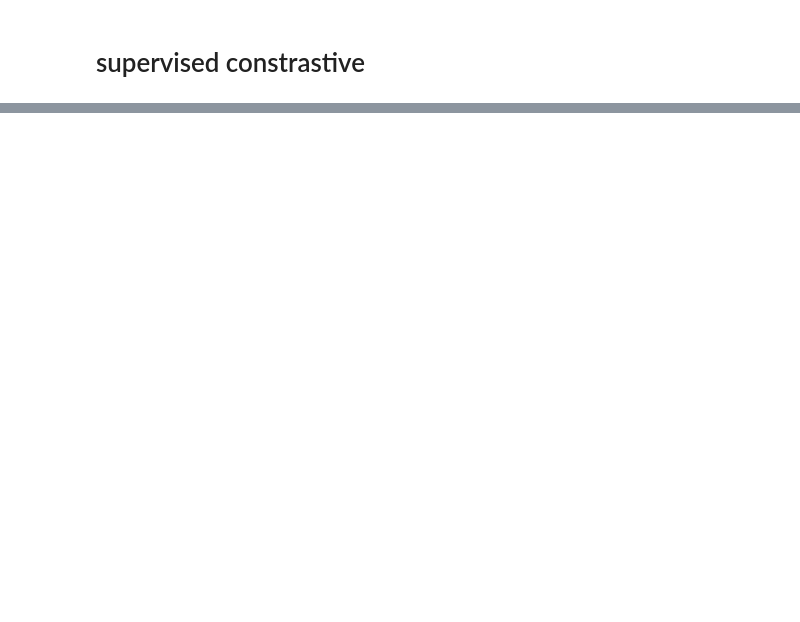
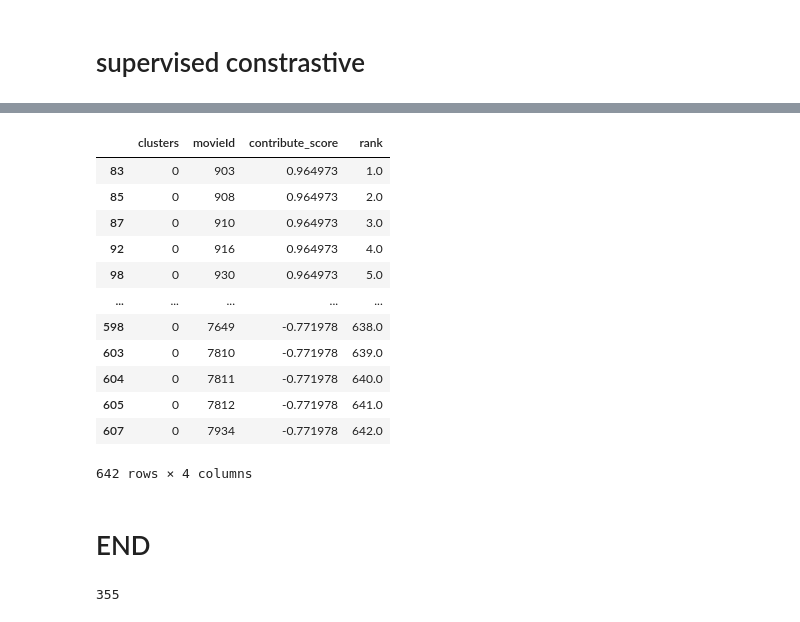
Before and after one commit to quanvu0996/TF_cert_training, a Jupyter notebook: v2.5_ML20M optimizing cluster.ipynb, the cells around one changed output, grey strips where cells are left out. Drawn from its saved outputs; the diff is of its cells as text; code cells hidden in the pictures; blank space fills up the shorter version.

Commit message:
Bổ sung chọn shortlist for cluster

```diff
--- a/v2.5_ML20M optimizing cluster.ipynb
+++ b/v2.5_ML20M optimizing cluster.ipynb
@@ -833,0 +1350,10 @@ gc.collect()
+# %%
+ratings_ = ratings_.join(interaction_list, rsuffix="_l", how = "inner")
+# %%
+ratings_ = ratings_.explode(["clusters", "scores"])
+ratings_["contribute_score"] = ratings_["scores"].astype("float64")*ratings_["y"]
+# .groupby(["clusters", "movieId"])
+# %%
+ratings_ = ratings_.groupby(["clusters", "movieId"]).agg({
+    "contribute_score":"mean"#, "contribute_score":"count"
+}).reset_index()
@@ -833,0 +1369,24 @@ gc.collect()
+# %%
+ratings_["rank"] = ratings_.groupby("clusters")["contribute_score"].rank(method='first', ascending=False)
+# %%
+ratings_[ratings_["clusters"]==0].sort_values(by="rank")
+# %% [output]
+|  | clusters | movieId | contribute_score | rank |
+| 83 | 0 | 903 | 0.964973 | 1.0 |
+| 85 | 0 | 908 | 0.964973 | 2.0 |
+| 87 | 0 | 910 | 0.964973 | 3.0 |
+| 92 | 0 | 916 | 0.964973 | 4.0 |
+| 98 | 0 | 930 | 0.964973 | 5.0 |
+| ... | ... | ... | ... | ... |
+| 598 | 0 | 7649 | -0.771978 | 638.0 |
+| 603 | 0 | 7810 | -0.771978 | 639.0 |
+| 604 | 0 | 7811 | -0.771978 | 640.0 |
+| 605 | 0 | 7812 | -0.771978 | 641.0 |
+| 607 | 0 | 7934 | -0.771978 | 642.0 |
+642 rows × 4 columns
+# %% [markdown]
+# END
+# %%
+gc.collect()
+# %% [output]
+355
```
Also changed, not shown: parts of 62 cells of this notebook.
